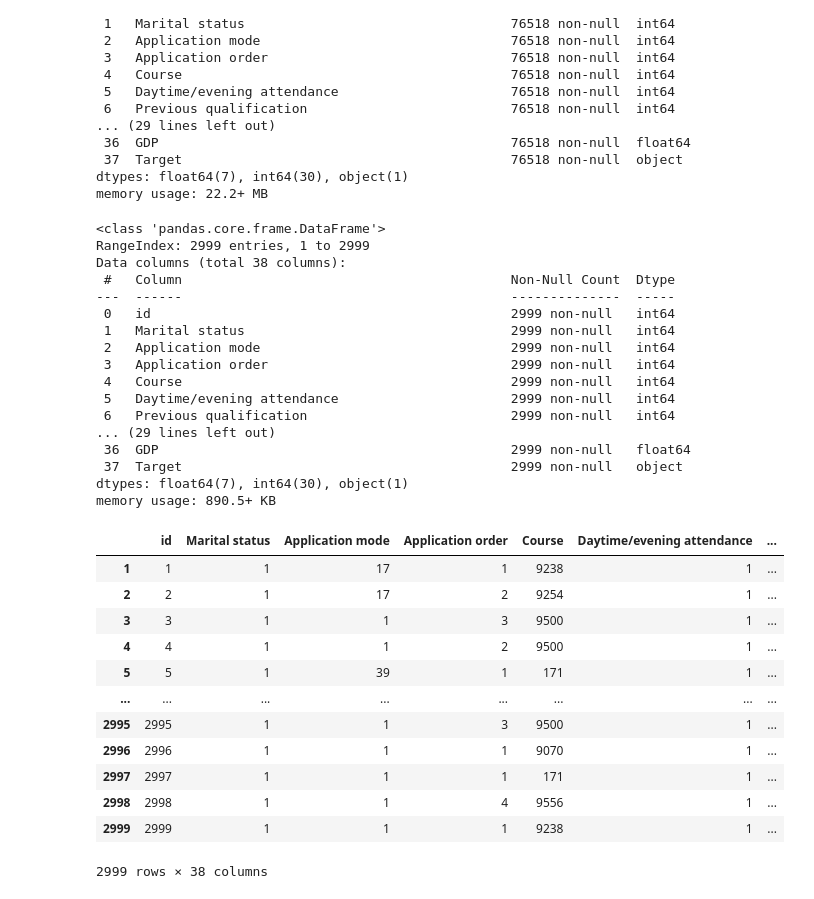
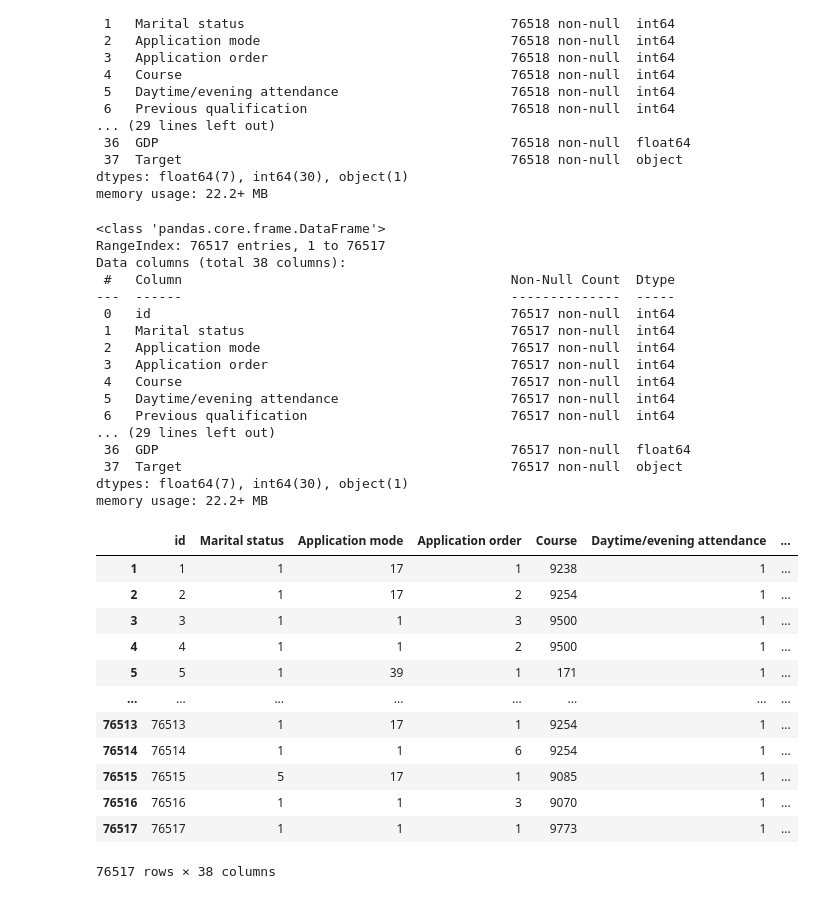
Before and after one commit to gacheru101/Play_ground_series-data, a Jupyter notebook: academic-success.ipynb, the cells around one changed output. Drawn from its saved outputs; the diff is of its cells as text; code cells hidden in the pictures.

```diff
--- a/academic-success.ipynb
+++ b/academic-success.ipynb
@@ -67,37 +67,37 @@ dtypes: float64(7), int64(30), object(1)
 memory usage: 22.2+ MB
 # %%
 # Keep rows 1 to 3 (exclusive of row 3, i.e., rows 1 and 2)
-df_reduced = df_train.iloc[1:3000]
+df_reduced = df_train.iloc[1:76518]
 df_reduced.info()
 df_reduced
 # %% [output]
 <class 'pandas.core.frame.DataFrame'>
-RangeIndex: 2999 entries, 1 to 2999
+RangeIndex: 76517 entries, 1 to 76517
 Data columns (total 38 columns):
  #   Column                                          Non-Null Count  Dtype
 ---  ------                                          --------------  -----
- 0   id                                              2999 non-null   int64
- 1   Marital status                                  2999 non-null   int64
- 2   Application mode                                2999 non-null   int64
- 3   Application order                               2999 non-null   int64
- 4   Course                                          2999 non-null   int64
- 5   Daytime/evening attendance                      2999 non-null   int64
- 6   Previous qualification                          2999 non-null   int64
+ 0   id                                              76517 non-null  int64
+ 1   Marital status                                  76517 non-null  int64
+ 2   Application mode                                76517 non-null  int64
+ 3   Application order                               76517 non-null  int64
+ 4   Course                                          76517 non-null  int64
+ 5   Daytime/evening attendance                      76517 non-null  int64
+ 6   Previous qualification                          76517 non-null  int64
 ... (29 lines left out)
- 36  GDP                                             2999 non-null   float64
- 37  Target                                          2999 non-null   object
+ 36  GDP                                             76517 non-null  float64
+ 37  Target                                          76517 non-null  object
 dtypes: float64(7), int64(30), object(1)
-memory usage: 890.5+ KB
+memory usage: 22.2+ MB
 |  | id | Marital status | Application mode | Application order | Course | Daytime/evening attendance | ... |
 | 1 | 1 | 1 | 17 | 1 | 9238 | 1 | ... |
 | 2 | 2 | 1 | 17 | 2 | 9254 | 1 | ... |
 | 3 | 3 | 1 | 1 | 3 | 9500 | 1 | ... |
 | 4 | 4 | 1 | 1 | 2 | 9500 | 1 | ... |
 | 5 | 5 | 1 | 39 | 1 | 171 | 1 | ... |
 | ... | ... | ... | ... | ... | ... | ... | ... |
-| 2995 | 2995 | 1 | 1 | 3 | 9500 | 1 | ... |
-| 2996 | 2996 | 1 | 1 | 1 | 9070 | 1 | ... |
-| 2997 | 2997 | 1 | 1 | 1 | 171 | 1 | ... |
-| 2998 | 2998 | 1 | 1 | 4 | 9556 | 1 | ... |
-| 2999 | 2999 | 1 | 1 | 1 | 9238 | 1 | ... |
+| 76513 | 76513 | 1 | 17 | 1 | 9254 | 1 | ... |
+| 76514 | 76514 | 1 | 1 | 6 | 9254 | 1 | ... |
+| 76515 | 76515 | 5 | 17 | 1 | 9085 | 1 | ... |
+| 76516 | 76516 | 1 | 1 | 3 | 9070 | 1 | ... |
+| 76517 | 76517 | 1 | 1 | 1 | 9773 | 1 | ... |
-2999 rows × 38 columns
+76517 rows × 38 columns
```
Also changed, not shown: parts of 7 cells of this notebook.
